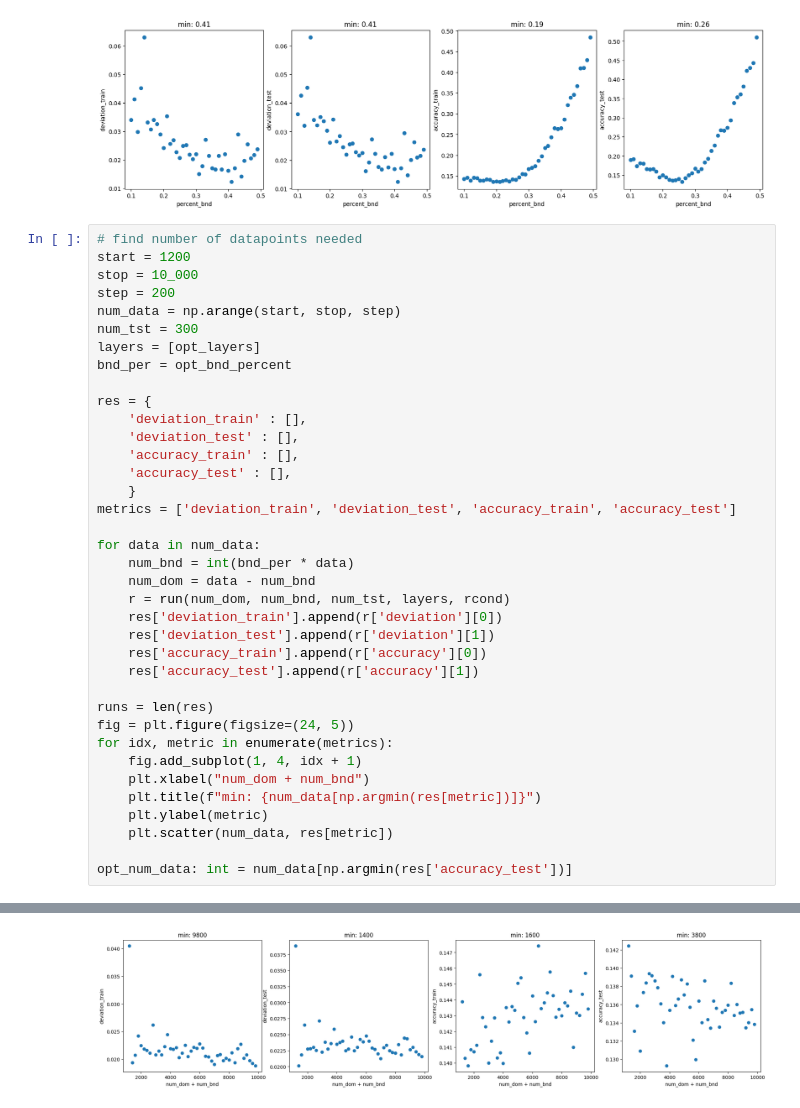
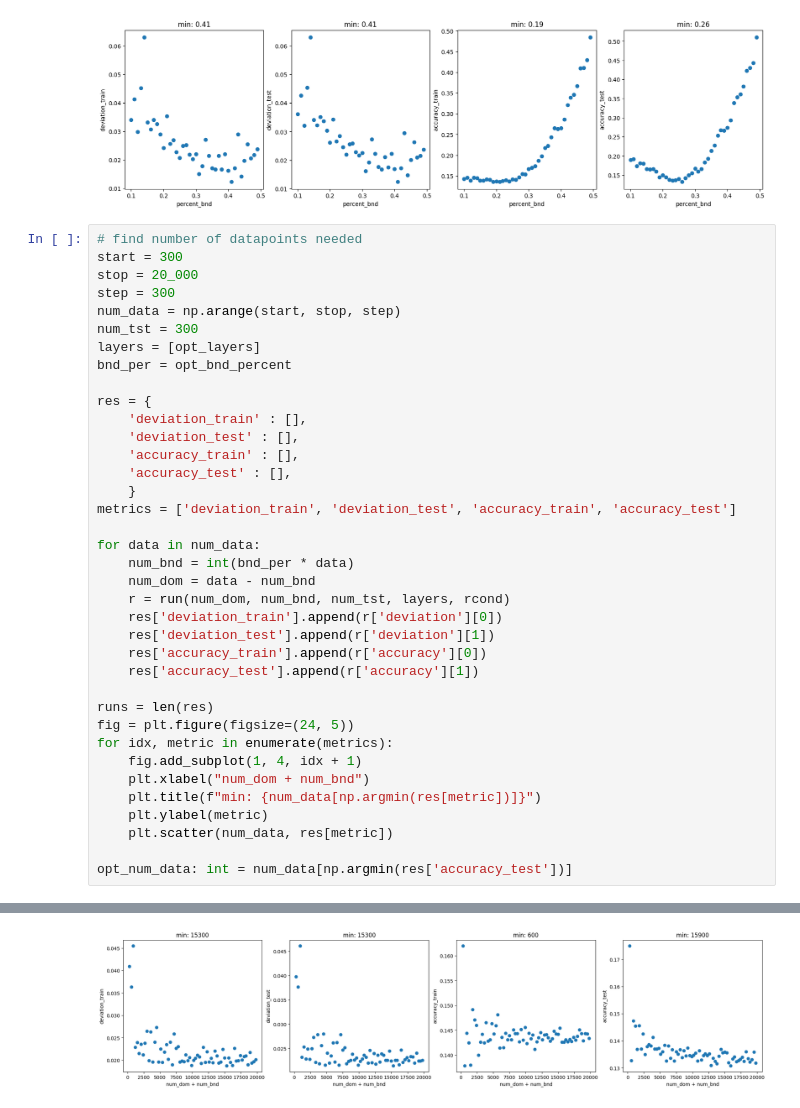
Before and after one commit to delimarr/ip5_code, a Jupyter notebook: elm.ipynb, the cells around one changed output, grey strips where cells are left out. Saved outputs shown, nothing was run; the diff lists cells and outputs as text.

```diff
--- a/elm.ipynb
+++ b/elm.ipynb
@@ -509,9 +509,9 @@ Warning: CSGDifference.uniform_points not implemented. Use random_points instead
 [figure]
 # %%
 # find number of datapoints needed
-start = 1200
-stop = 10_000
-step = 200
+start = 300
+stop = 20_000
+step = 300
 num_data = np.arange(start, stop, step)
 num_tst = 300
 layers = [opt_layers]
@@ -561,8 +561,8 @@ Warning: CSGDifference.uniform_points not implemented. Use random_points instead
 Warning: CSGDifference.uniform_points not implemented. Use random_points instead.
 Warning: CSGDifference.uniform_points not implemented. Use random_points instead.
 Warning: CSGDifference.uniform_points not implemented. Use random_points instead.
 Warning: Rectangle boundary_normal called on vertices. You may use PDE(..., exclusions=...) to exclude the vertices.
-[figure, old version]
+[figure, new version]
 # %%
 num_bnd = int(opt_bnd_percent * opt_num_data)
 num_dom = opt_num_data - num_bnd
```
Also changed, not shown: parts of 3 cells of this notebook.
